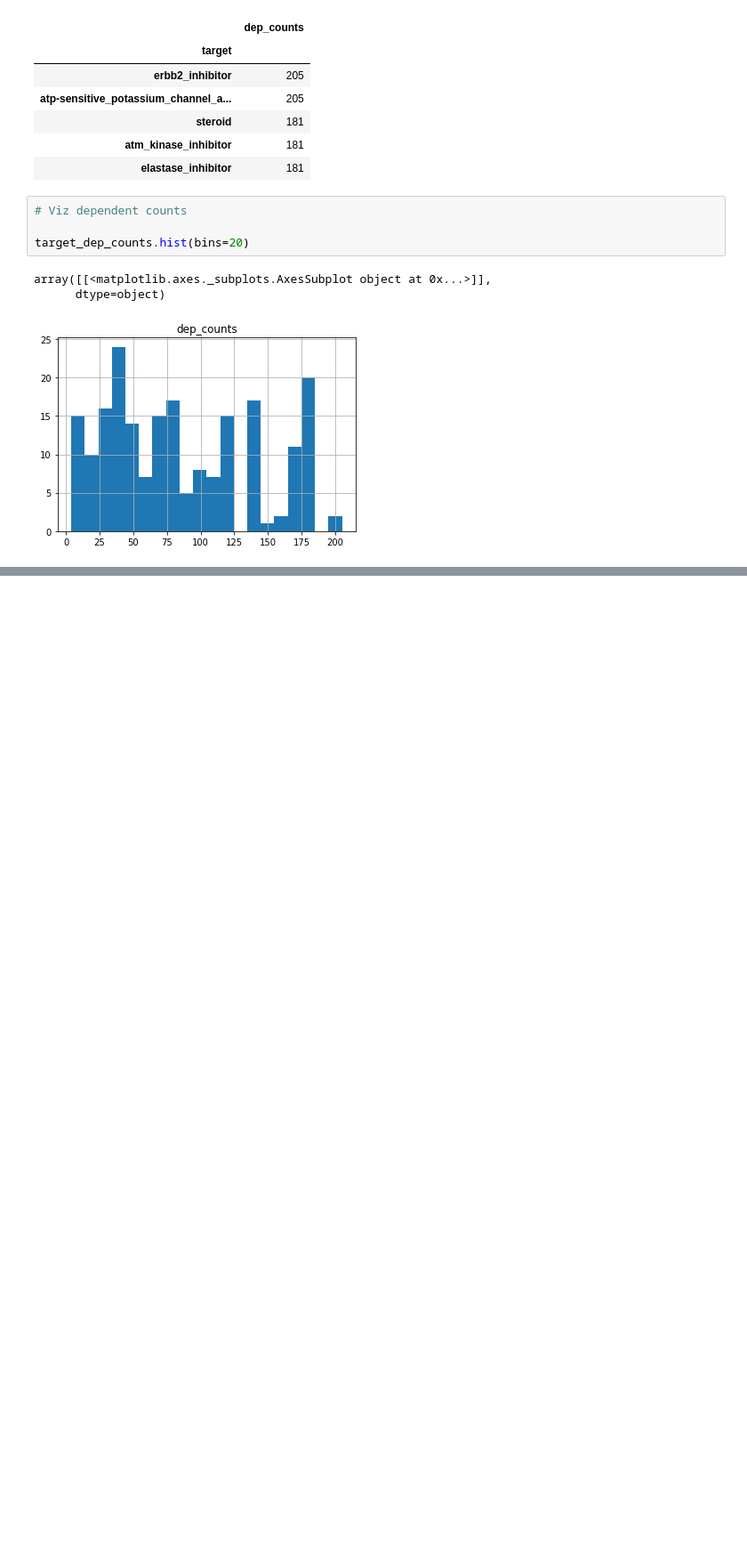
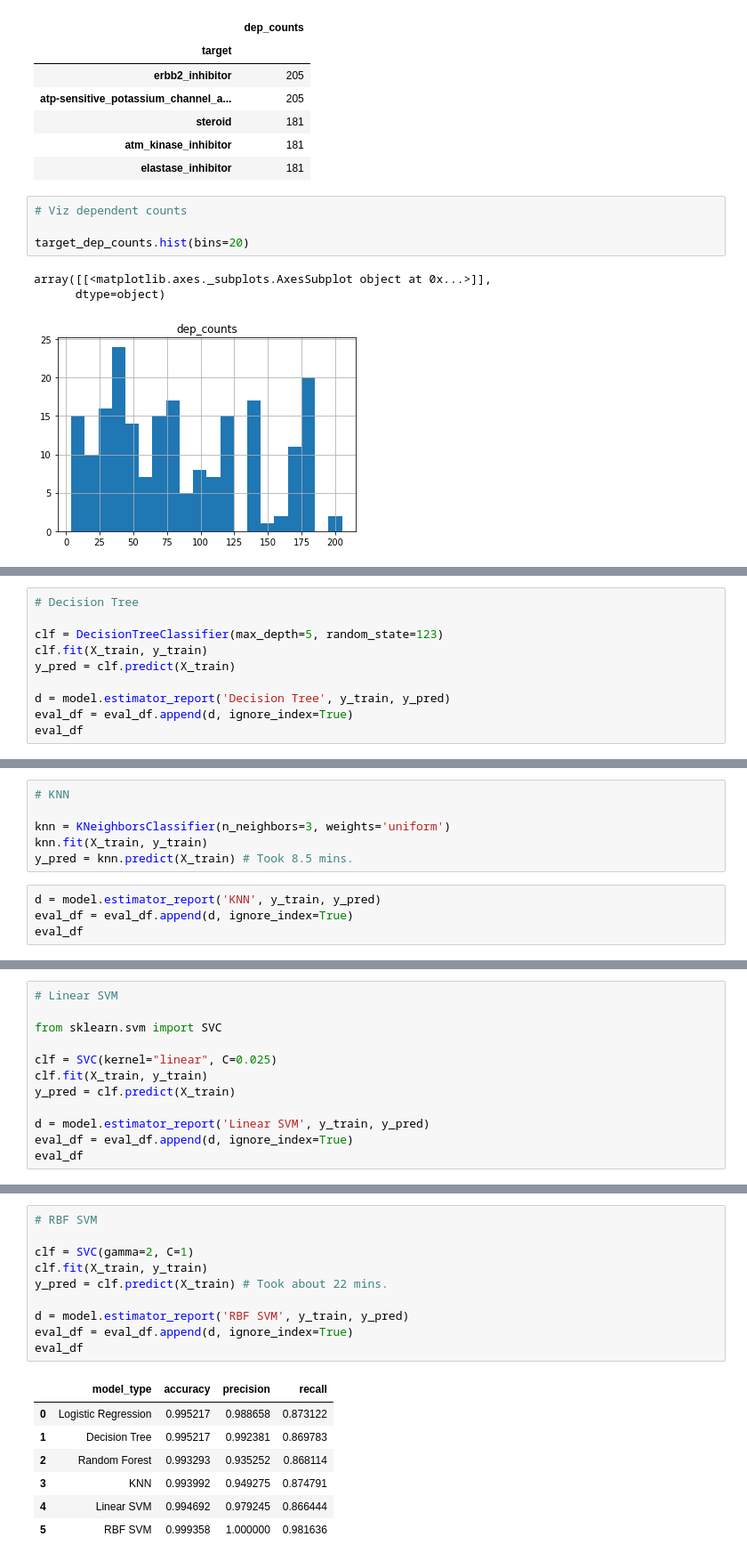
Before and after one commit to Yongliang-Shi/Mechanism-of-Action-Prediction, a Jupyter notebook: model_moa.ipynb, the cells around one changed output, grey strips where cells are left out. Shown: that part at 89% size. Saved outputs shown, nothing was run; the diff lists cells and outputs as text; blank space fills up the shorter version.

```diff
--- a/model_moa.ipynb
+++ b/model_moa.ipynb
@@ -567,0 +672,10 @@ array([[<matplotlib.axes._subplots.AxesSubplot object at 0x...>]],
+# %%
+# Decision Tree
+
+clf = DecisionTreeClassifier(max_depth=5, random_state=123)
+clf.fit(X_train, y_train)
+y_pred = clf.predict(X_train)
+
+d = model.estimator_report('Decision Tree', y_train, y_pred)
+eval_df = eval_df.append(d, ignore_index=True)
+eval_df
@@ -567,0 +705,10 @@ array([[<matplotlib.axes._subplots.AxesSubplot object at 0x...>]],
+# %%
+# KNN
+
+knn = KNeighborsClassifier(n_neighbors=3, weights='uniform')
+knn.fit(X_train, y_train)
+y_pred = knn.predict(X_train) # Took 8.5 mins.
+# %%
+d = model.estimator_report('KNN', y_train, y_pred)
+eval_df = eval_df.append(d, ignore_index=True)
+eval_df
@@ -567,0 +721,12 @@ array([[<matplotlib.axes._subplots.AxesSubplot object at 0x...>]],
+# %%
+# Linear SVM
+
+from sklearn.svm import SVC
+
+clf = SVC(kernel="linear", C=0.025)
+clf.fit(X_train, y_train)
+y_pred = clf.predict(X_train)
+
+d = model.estimator_report('Linear SVM', y_train, y_pred)
+eval_df = eval_df.append(d, ignore_index=True)
+eval_df
@@ -567,0 +740,18 @@ array([[<matplotlib.axes._subplots.AxesSubplot object at 0x...>]],
+# %%
+# RBF SVM
+
+clf = SVC(gamma=2, C=1)
+clf.fit(X_train, y_train)
+y_pred = clf.predict(X_train) # Took about 22 mins.
+
+d = model.estimator_report('RBF SVM', y_train, y_pred)
+eval_df = eval_df.append(d, ignore_index=True)
+eval_df
+# %% [output]
+|  | model_type | accuracy | precision | recall |
+| 0 | Logistic Regression | 0.995217 | 0.988658 | 0.873122 |
+| 1 | Decision Tree | 0.995217 | 0.992381 | 0.869783 |
+| 2 | Random Forest | 0.993293 | 0.935252 | 0.868114 |
+| 3 | KNN | 0.993992 | 0.949275 | 0.874791 |
+| 4 | Linear SVM | 0.994692 | 0.979245 | 0.866444 |
+| 5 | RBF SVM | 0.999358 | 1.000000 | 0.981636 |
```
Also changed, not shown: parts of 20 cells of this notebook.
